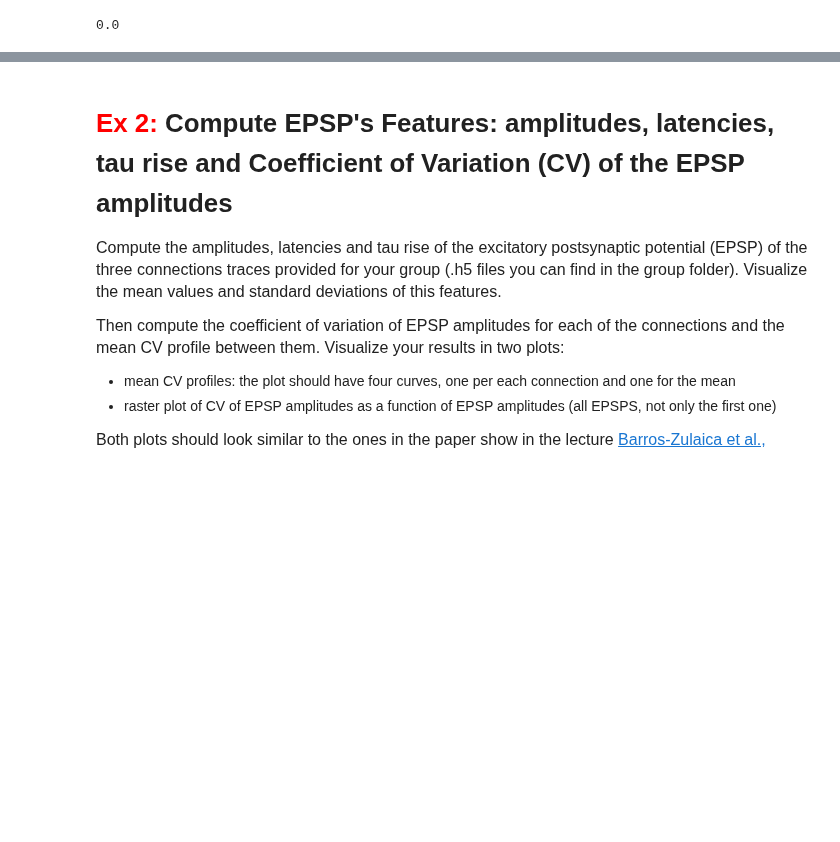
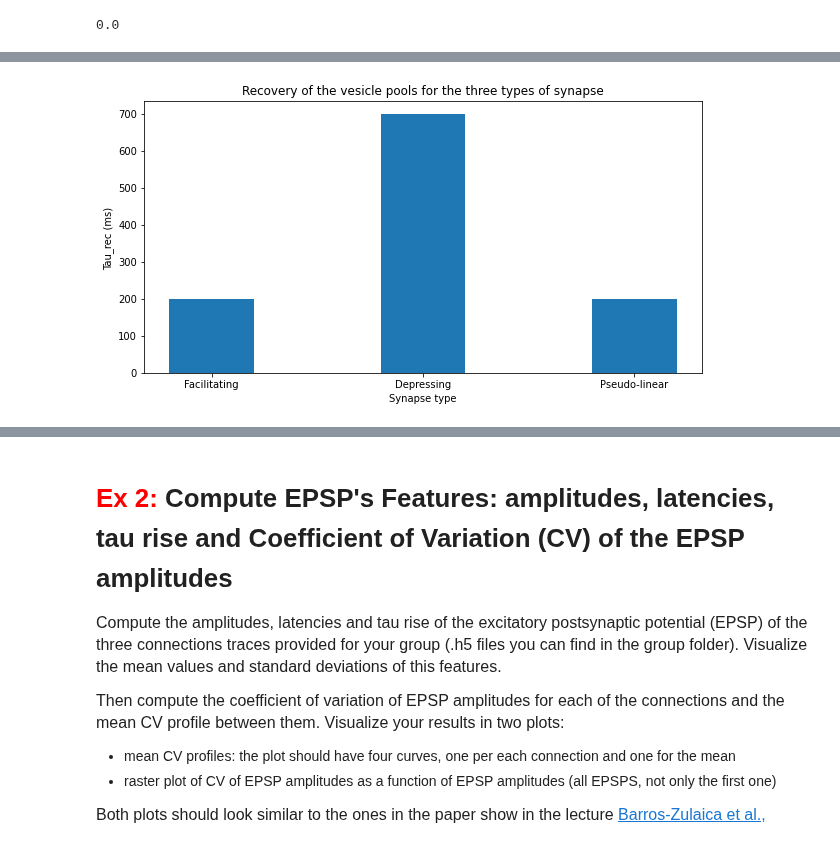
Before and after one commit to AlbrechtAlice/In-Silico-Neuroscience, a Jupyter notebook: Week8_HomeWork.ipynb, the cells around one changed output, grey strips where cells are left out. Saved outputs shown, nothing was run; the diff lists cells and outputs as text; code cells hidden in the pictures; blank space fills up the shorter version.

```diff
--- a/Week8_HomeWork.ipynb
+++ b/Week8_HomeWork.ipynb
@@ -122,0 +146,16 @@ plt.legend()
+# %%
+data_tau_rec = {'Facilitating':200, 'Depressing':700,  'Pseudo-linear':200}
+courses = list(data_tau_rec.keys())
+values = list(data_tau_rec.values())
+
+fig = plt.figure(figsize = (10, 5))
+
+# creating the bar plot
+plt.bar(courses, values, width = 0.4)
+
+plt.xlabel("Synapse type")
+plt.ylabel("Tau_rec (ms) ")
+plt.title("Recovery of the vesicle pools for the three types of synapse")
+plt.show()
+# %% [output]
+[figure, added]
```
Also changed, not shown: parts of 10 cells of this notebook.
